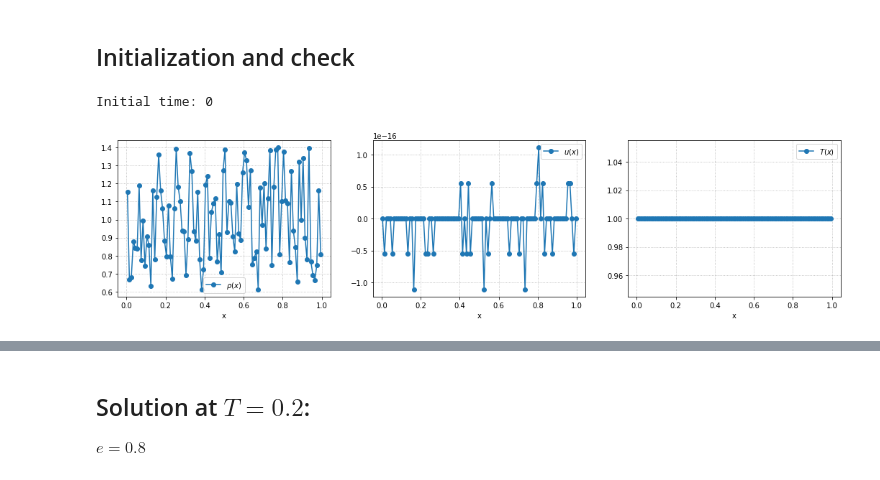
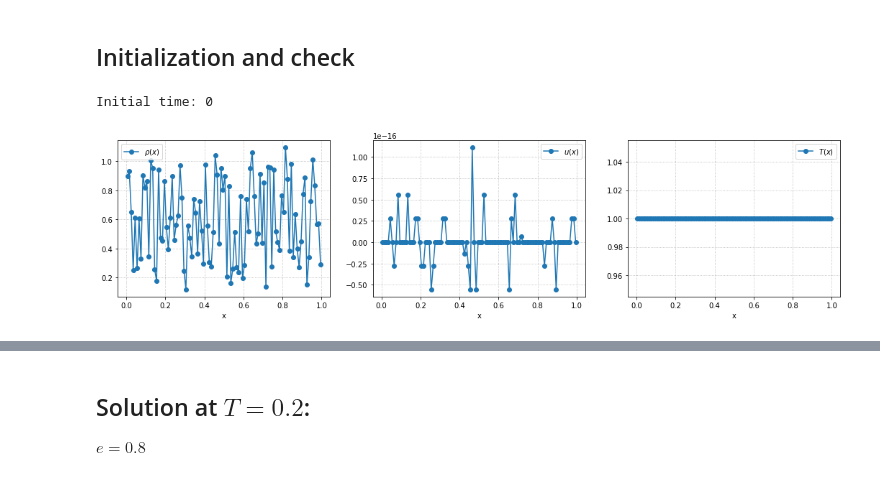
Before and after one commit to Mayuyu/proj-int-inelastic, a Jupyter notebook: main_test.ipynb, the cells around one changed output, grey strips where cells are left out. Saved outputs shown, nothing was run; the diff lists cells and outputs as text; code cells hidden in the pictures.

```diff
--- a/main_test.ipynb
+++ b/main_test.ipynb
@@ -50,11 +55,14 @@ x, v = x[:,0,0], v[0,:,0]
 # %% [markdown]
 ## Initialize
 # %%
-rho = 1. + 0.5*np.cos(4*pi*x)
+rho = 1. + 0.5*np.cos(6*pi*x)
 f0 = np.empty(soln.f.shape)
 f0 = maxwellian_vectorized(v, 0., 1., rho)
 
 # Initialize
+# with np.load('f_1e-5_new_32.npz') as data:
+#     f0 = data['f']
+
 soln.state.f = f0.copy()
 soln.t = 0
 # Plot
@@ -69,6 +77,6 @@ for iax in ax:
     iax.set_xlabel
     iax.grid(which='both',linestyle=':')
 
-# plt.savefig('ini_euler.pdf')
+# plt.savefig('ini_euler_6pi.pdf')
 # %% [output]
 Initial time: 0
@@ -252,9 +288,9 @@ def maxwellian_vectorized(v, u, T, rho):
 # %%
 # Import config.json file
 config_2d = get_config('./src/configs/config_1d_2d.json')
-config_2d.e = 1.0
+# config_2d.e = 1.0
 # Prepare collision
-Q = FastSpectralCollision2D(config_2d)
+# Q = FastSpectralCollision2D(config_2d)
 # %%
 soln = Solution(config_2d)
 x, v, _ = soln.c_centers
@@ -262,27 +298,27 @@ x, v = x[:,0,0], v[0,:,0]
 # %% [markdown]
 ## Initialization and check
 # %%
-rho = 1. + 0.4*np.random.uniform(-1, 1, x.shape[0])
+rho = 0.1 + np.random.uniform(0., 1, x.shape[0])
 f0 = np.empty(soln.f.shape)
 f0 = maxwellian_vectorized(v, 0., 1., rho)
 
 #Initialize
 soln.state.f = f0.copy()
 soln.t = 0
 # Plot
 print("Initial time: {}".format(soln.t))
 rho0 = soln.rho.copy()
 u0 = soln.u[0].copy()
 T0 = soln.T.copy()
 fig, ax = plt.subplots(1, 3, figsize=(18, 4))
 ax[0].plot(x, rho0, '-o', label=r'$\rho(x)$')
 ax[1].plot(x, u0, '-o', label=r'$u(x)$')
 ax[2].plot(x, T0, '-o', label=r'$T(x)$')
 for iax in ax:
     iax.set_xlabel(r'x')
     iax.legend()
     iax.set_xlabel
     iax.grid(which='both',linestyle=':')
 # %% [output]
 Initial time: 0
-[figure, old version]
+[figure, new version]
```
Also changed, not shown: parts of 19 cells of this notebook.
